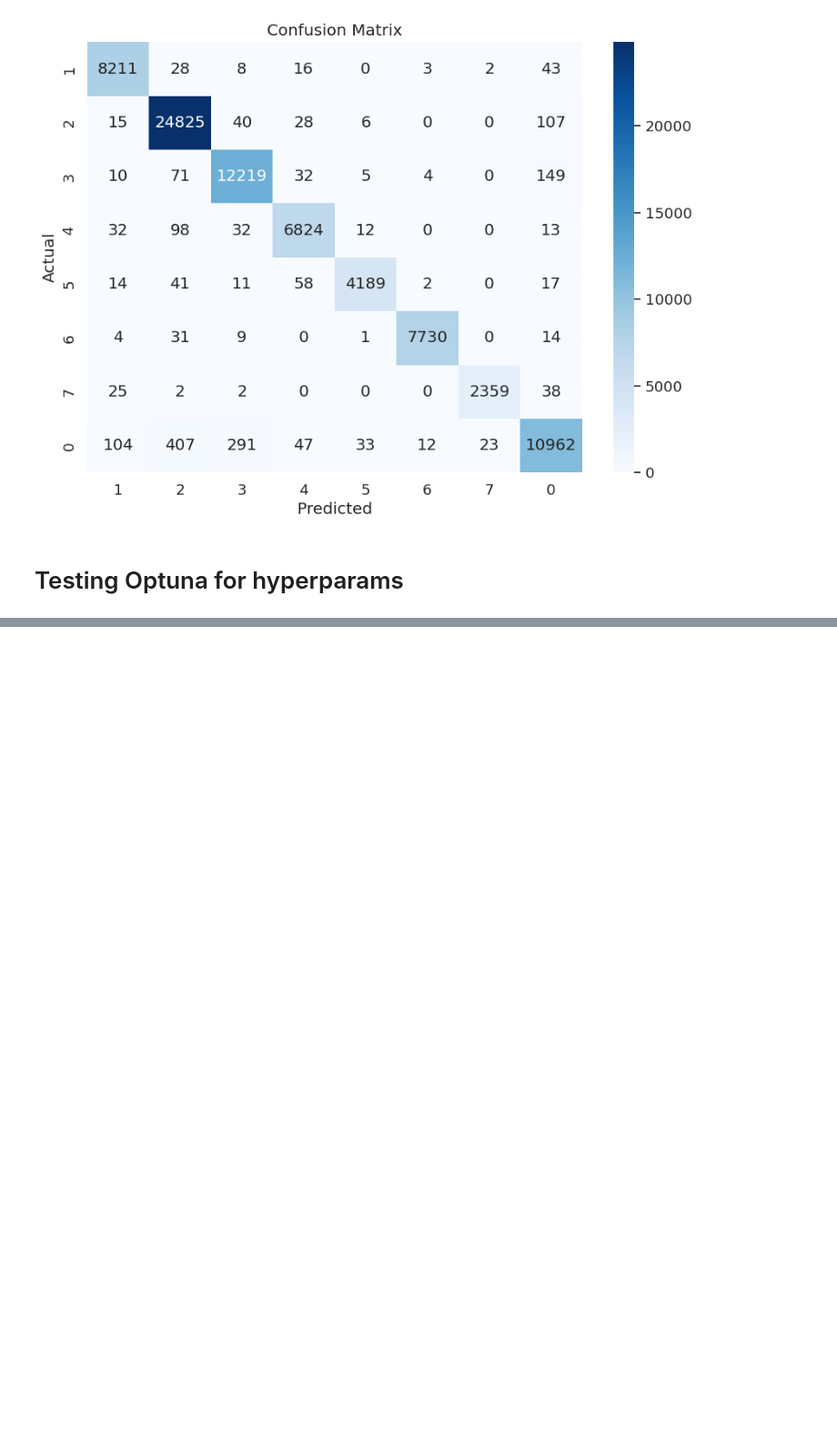
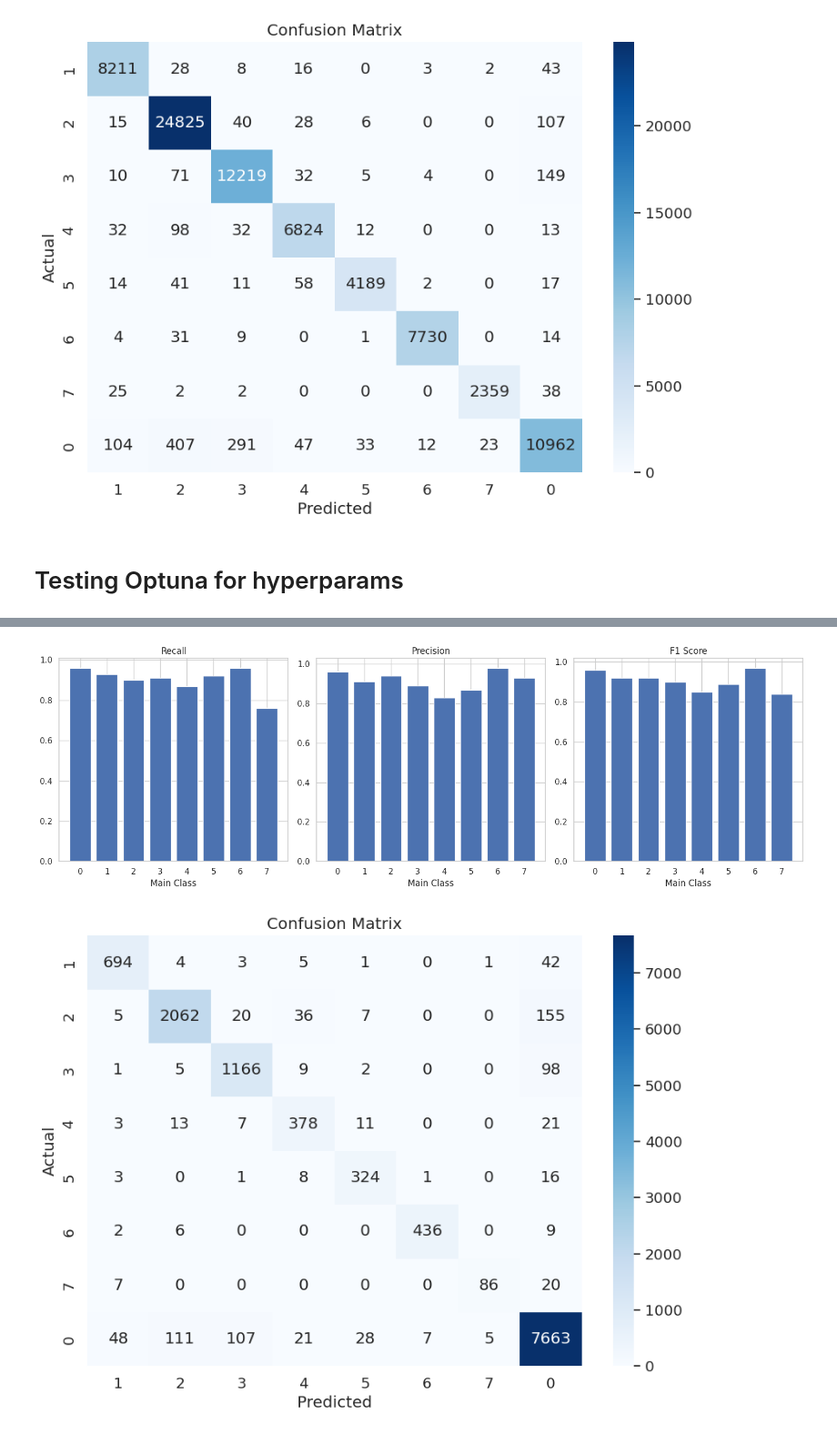
Before and after one commit to github4touchdouble/nnet-enzyme, a Jupyter notebook: tf_cnn_esm2/keras_multiclass_non_enzymes.ipynb, the cells around one changed output, grey strips where cells are left out. Shown at 91% size. Cells and saved outputs as stored; diff of their text form; code cells hidden in the pictures; blank space fills up the shorter version.

Commit message:
Adjusting some params (like trainings epochs, etc.)

```diff
--- a/tf_cnn_esm2/keras_multiclass_non_enzymes.ipynb
+++ b/tf_cnn_esm2/keras_multiclass_non_enzymes.ipynb
@@ -359,10 +334,13 @@ final_model.add(tf.keras.layers.Dense(units=best_num_units_dense_3, activation='
 final_model.add(tf.keras.layers.Dense(units=8, activation='softmax'))
 final_model.compile(loss='categorical_crossentropy', optimizer='adam', metrics=['accuracy'])
 
-X_train, X_test, y_train, y_test = train_test_split(X, y, test_size=0.30, random_state=42)
+X_train, X_val, y_train, y_val = train_test_split(X, y, test_size=0.20, random_state=42)
 # Our labels need to be one hot encoded
 y_train_encoded = tf.keras.utils.to_categorical(y_train, num_classes=8)
-y_test_encoded = tf.keras.utils.to_categorical(y_test, num_classes=8)
+y_val_encoded = tf.keras.utils.to_categorical(y_val, num_classes=8)
 
-final_model.fit(X_train, y_train_encoded, epochs=50, verbose=1)
+# Define early stopping callback
+early_stop = tf.keras.callbacks.EarlyStopping(patience=5)
+
+final_model.fit(X_train, y_train_encoded, validation_data=(X_val, y_val_encoded), epochs=20, callbacks=[early_stop], verbose=1)
 # %% [output]
@@ -398,9 +379,9 @@ plt.show()
 # %%
-predictions = np.argmax(model.predict(X_test), axis=-1)
+predictions = np.argmax(final_model.predict(X_val), axis=-1)
 
 counter = 0
-for x,y in zip(y_test,predictions):
+for x,y in zip(y_val,predictions):
     if x == y:
         counter+=1
 print("Correct predictions: ", counter)
-print("Total samples predicted:", len(y_test))
+print("Total samples predicted:", len(y_val))
@@ -407,3 +392,3 @@ print("Total samples predicted:", len(y_test))
 # %%
-report = classification_report(y_test, predictions)
+report = classification_report(y_val, predictions)
 print(report)
@@ -409,0 +410,5 @@ print(report)
+# %%
+plot_report(report, y_val, predictions)
+# %% [output]
+[figure, added]
+[figure, added]
```
Also changed, not shown: parts of 10 cells of this notebook.
